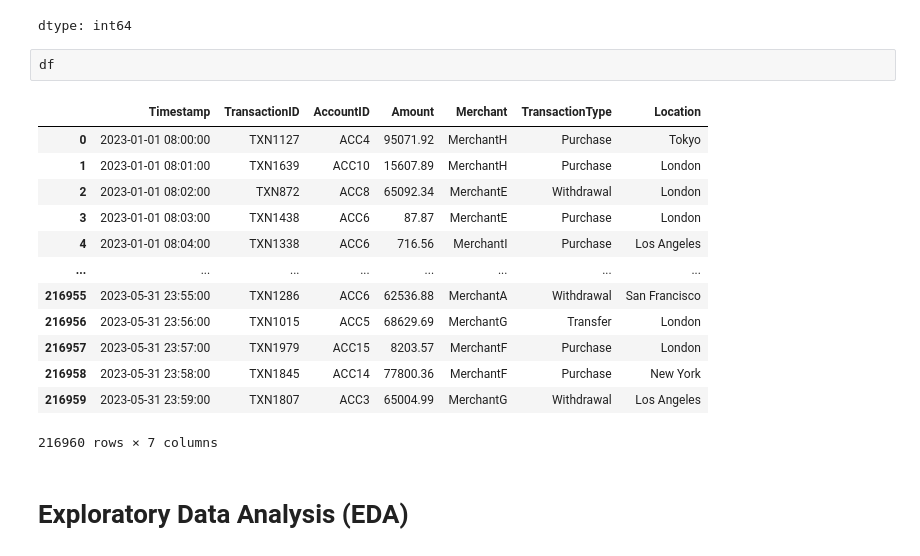
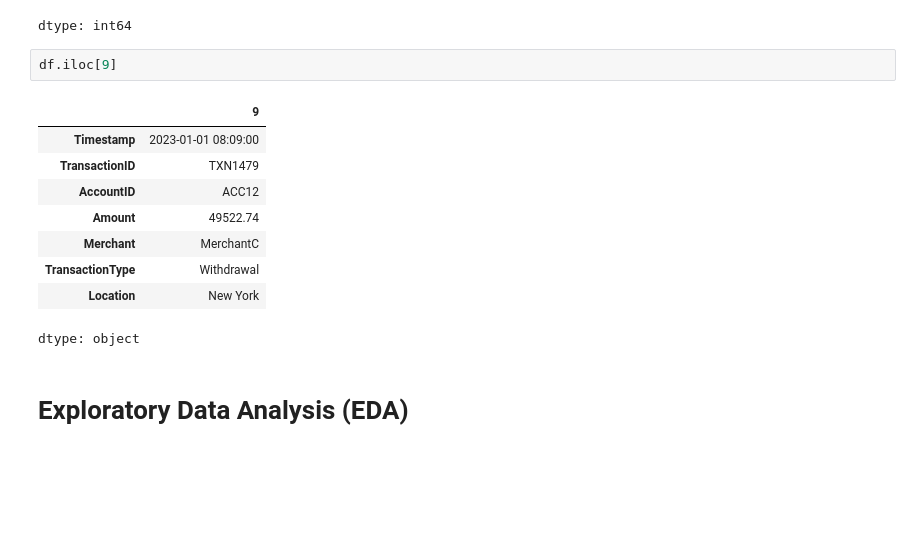
Before and after one commit to naufalkr/XAI-erp-transaction-anomaly, a Jupyter notebook: ERP_Anomaly_Detection.ipynb, the cells around one changed output. Cells and saved outputs as stored; diff of their text form; blank space fills up the shorter version.

```diff
--- a/ERP_Anomaly_Detection.ipynb
+++ b/ERP_Anomaly_Detection.ipynb
@@ -192,21 +192,17 @@ df.count()
 | Location | 216960 |
 dtype: int64
 # %%
-df
+df.iloc[9]
 # %% [output]
-|  | Timestamp | TransactionID | AccountID | Amount | Merchant | TransactionType | Location |
-| 0 | 2023-01-01 08:00:00 | TXN1127 | ACC4 | 95071.92 | MerchantH | Purchase | Tokyo |
-| 1 | 2023-01-01 08:01:00 | TXN1639 | ACC10 | 15607.89 | MerchantH | Purchase | London |
-| 2 | 2023-01-01 08:02:00 | TXN872 | ACC8 | 65092.34 | MerchantE | Withdrawal | London |
-| 3 | 2023-01-01 08:03:00 | TXN1438 | ACC6 | 87.87 | MerchantE | Purchase | London |
-| 4 | 2023-01-01 08:04:00 | TXN1338 | ACC6 | 716.56 | MerchantI | Purchase | Los Angeles |
-| ... | ... | ... | ... | ... | ... | ... | ... |
-| 216955 | 2023-05-31 23:55:00 | TXN1286 | ACC6 | 62536.88 | MerchantA | Withdrawal | San Francisco |
-| 216956 | 2023-05-31 23:56:00 | TXN1015 | ACC5 | 68629.69 | MerchantG | Transfer | London |
-| 216957 | 2023-05-31 23:57:00 | TXN1979 | ACC15 | 8203.57 | MerchantF | Purchase | London |
-| 216958 | 2023-05-31 23:58:00 | TXN1845 | ACC14 | 77800.36 | MerchantF | Purchase | New York |
-| 216959 | 2023-05-31 23:59:00 | TXN1807 | ACC3 | 65004.99 | MerchantG | Withdrawal | Los Angeles |
+|  | 9 |
+| Timestamp | 2023-01-01 08:09:00 |
+| TransactionID | TXN1479 |
+| AccountID | ACC12 |
+| Amount | 49522.74 |
+| Merchant | MerchantC |
+| TransactionType | Withdrawal |
+| Location | New York |
-216960 rows × 7 columns
+dtype: object
 # %% [markdown]
 # Exploratory Data Analysis (EDA)
 # %%
```
Also changed, not shown: parts of 18 cells of this notebook.
